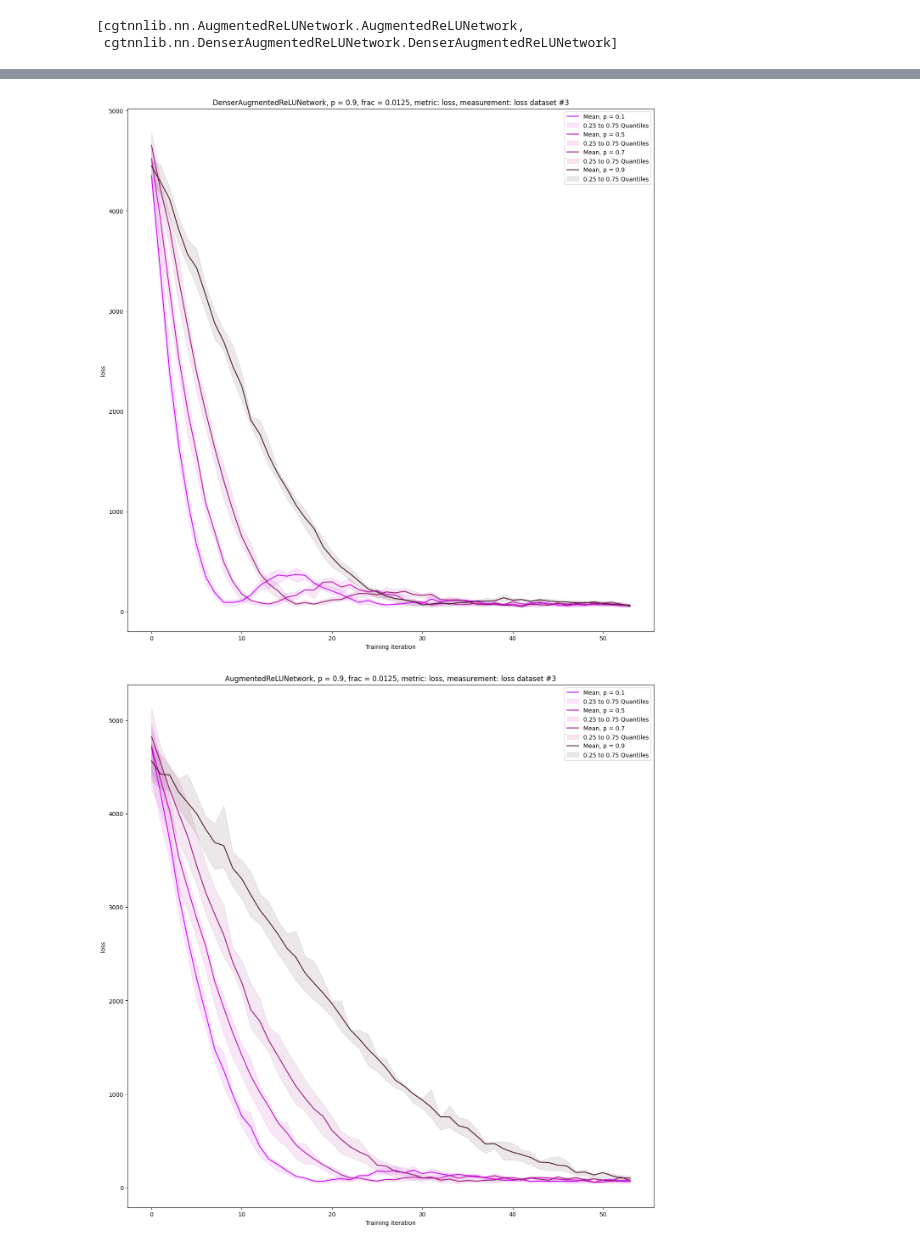
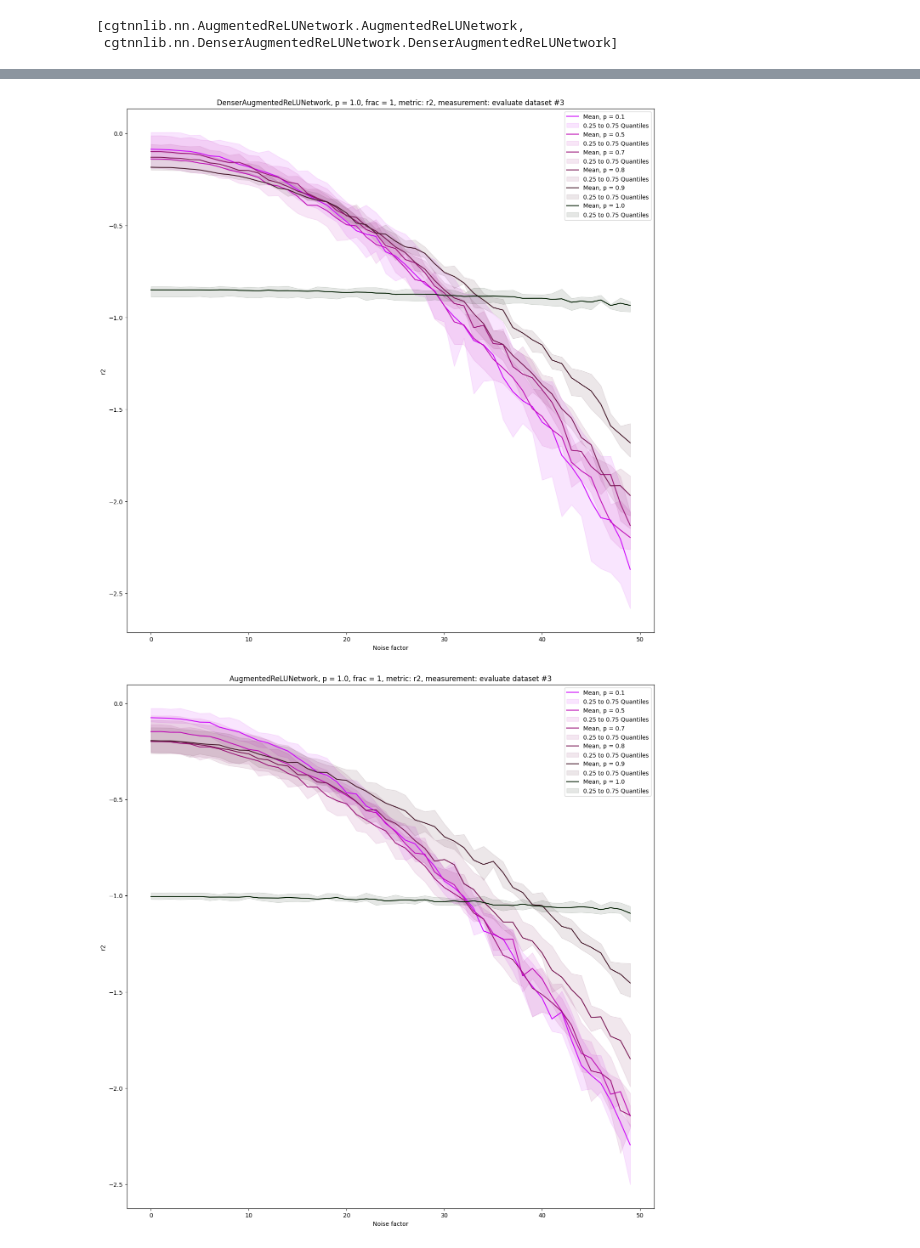
Before and after one commit to tail-call/Research, a Jupyter notebook: Workbench.ipynb, the cells around one changed output, grey strips where cells are left out. Saved outputs shown, nothing was run; the diff lists cells and outputs as text; code cells hidden in the pictures.

```diff
--- a/Workbench.ipynb
+++ b/Workbench.ipynb
@@ -23,7 +23,9 @@ from cgtnnlib.nn.DenserAugmentedReLUNetwork import DenserAugmentedReLUNetwork
 REPORT = Report(dir="workbench/")
 DATASET = DATASETS[2] #3
 EPOCHS = 10
-PP = [0.1, 0.5, 0.7, 0.9]
+# PP = [0.1, 0.5, 0.7, 0.9]
+#PP = [0.8, 1.0]
+PP = [0.1, 0.5, 0.7, 0.8, 0.9, 1.0]
 ITERATIONS = 10
 
 
@@ -127,12 +129,20 @@ import matplotlib.pyplot as plt
 
 from cgtnnlib.analyze import plot_deviant_curves_on_ax_or_plt, search_curve_in_report
 
-MEASUREMENT='loss'
-METRIC='loss'
-FRAC=0.0125
+# MEASUREMENT='loss'
+# METRIC='loss'
+# FRAC=0.0125*8
+# # FRAC=1
+
+MEASUREMENT='evaluate'
+METRIC='r2'
+FRAC=1
+
+# MEASUREMENT='evaluate'
+# METRIC='mse'
 # FRAC=1
 
-report_path = 'report-4pp.json'
+report_path = 'reports/6pp.json'
 
 if MEASUREMENT == 'evaluate':
     XLABEL = 'Noise factor'
@@ -149,32 +159,32 @@ for model_name in ['DenserAugmentedReLUNetwork', 'AugmentedReLUNetwork']:
         CURVE = search_curve_in_report(
             report_path=report_path,
             model=PlotModel(
                 measurement=MEASUREMENT,
                 dataset_number=DATASET.number,
                 model_name=model_name,
                 metric=METRIC,
                 p=p,
                 frac=FRAC,
             )
         )
 
         color = color_of_p(p)
         plot_deviant_curves_on_ax_or_plt(
             ax_or_plt=plt,
             models=[{
                 'curve': CURVE,
                 'color': color,
                 'label': f'Mean, p = {p}',
                 'quantiles_color': color,
                 'quantiles_label': '0.25 to 0.75 Quantiles',
             }],
             title=f'{model_name}, p = {p}, frac = {FRAC}, metric: {METRIC}, measurement: {MEASUREMENT} dataset #{DATASET.number}',
             xlabel=XLABEL,
             ylabel=METRIC,
             quantiles_alpha=0.1,
         )
 
     plt.show()
 # %% [output]
-[figure, old version]
+[figure, new version]
-[figure, old version]
+[figure, new version]
```
Also changed, not shown: parts of 1 cell of this notebook.
